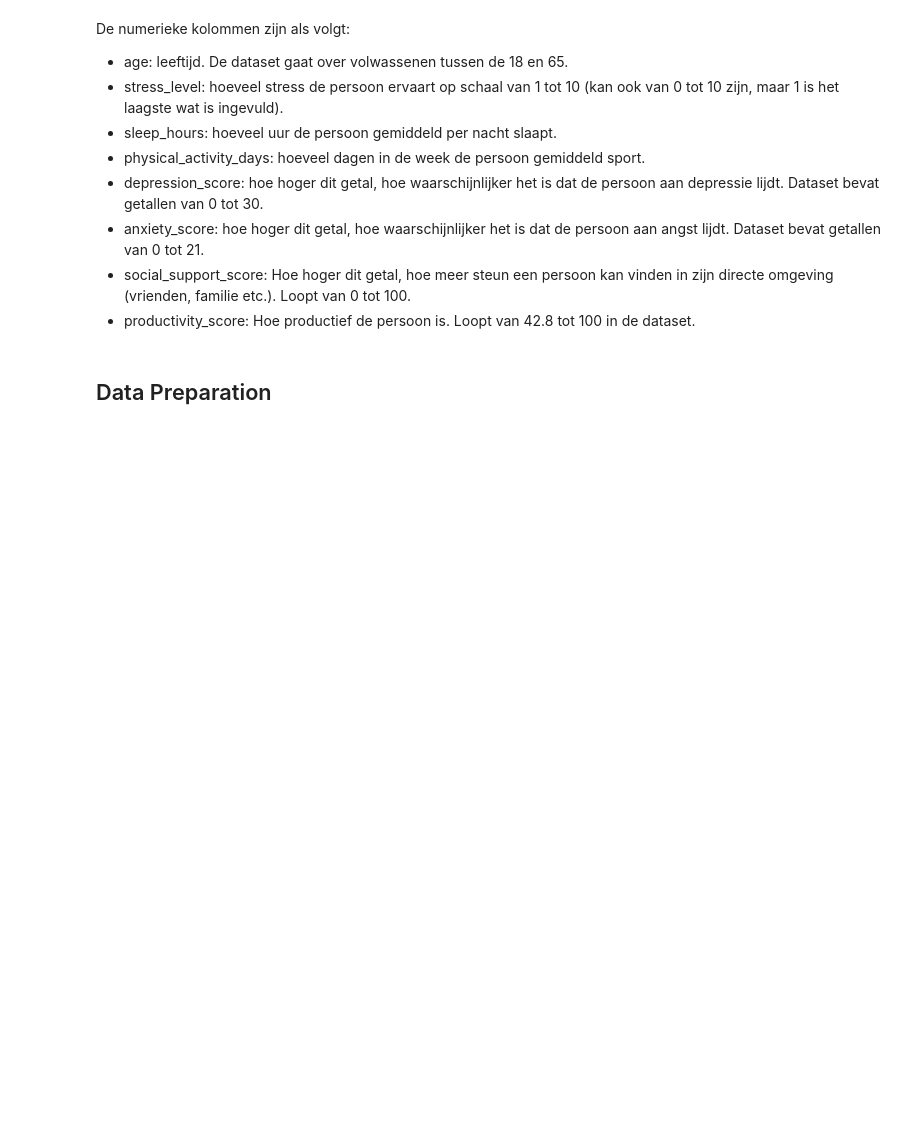
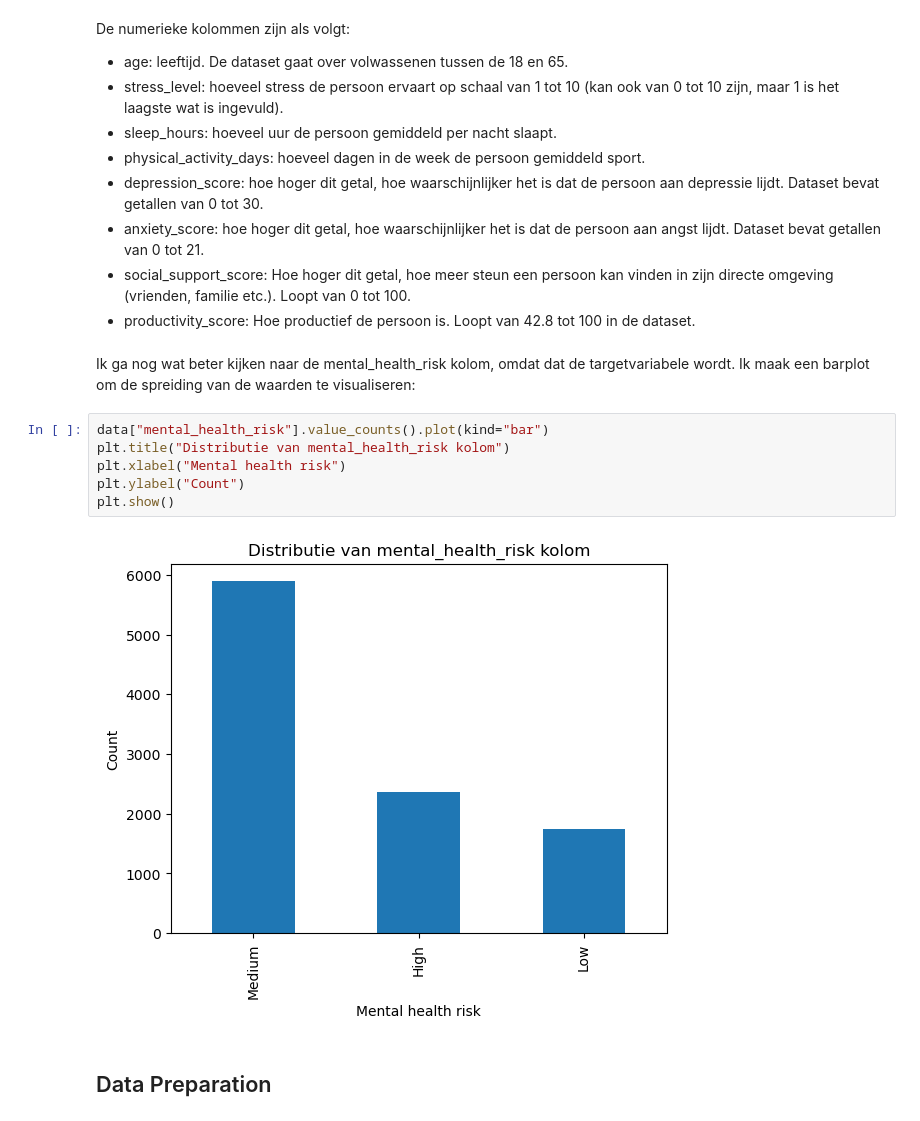
Before and after one commit to GitMathijs/S3_AI_lesmateriaal, a Jupyter notebook: Casus/casus.ipynb, the cells around one changed output. Cells and saved outputs as stored; diff of their text form; blank space fills up the shorter version.

Commit message:
barpot targetvar

```diff
--- a/Casus/casus.ipynb
+++ b/Casus/casus.ipynb
@@ -93,6 +94,16 @@ De numerieke kolommen zijn als volgt:
 - anxiety_score: hoe hoger dit getal, hoe waarschijnlijker het is dat de persoon aan angst lijdt. Dataset bevat getallen van 0 tot 21.
 - social_support_score: Hoe hoger dit getal, hoe meer steun een persoon kan vinden in zijn directe omgeving (vrienden, familie etc.). Loopt van 0 tot 100.
 - productivity_score: Hoe productief de persoon is. Loopt van 42.8 tot 100 in de dataset.
+# %% [markdown]
+Ik ga nog wat beter kijken naar de mental_health_risk kolom, omdat dat de targetvariabele wordt. Ik maak een barplot om de spreiding van de waarden te visualiseren:
+# %%
+data["mental_health_risk"].value_counts().plot(kind="bar")
+plt.title("Distributie van mental_health_risk kolom")
+plt.xlabel("Mental health risk")
+plt.ylabel("Count")
+plt.show()
+# %% [output]
+[figure, added]
 # %% [markdown]
 ## Data Preparation
 # %% [markdown]
```
Also changed, not shown: parts of 1 cell of this notebook.
